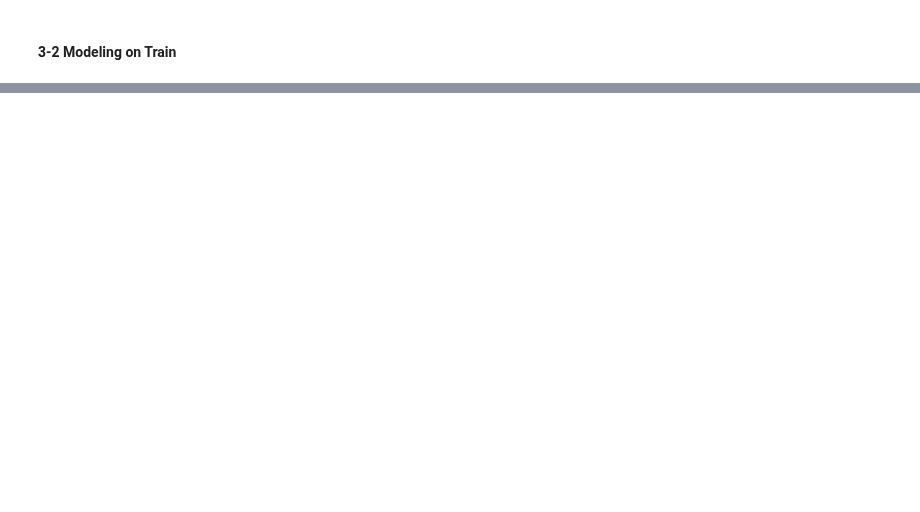
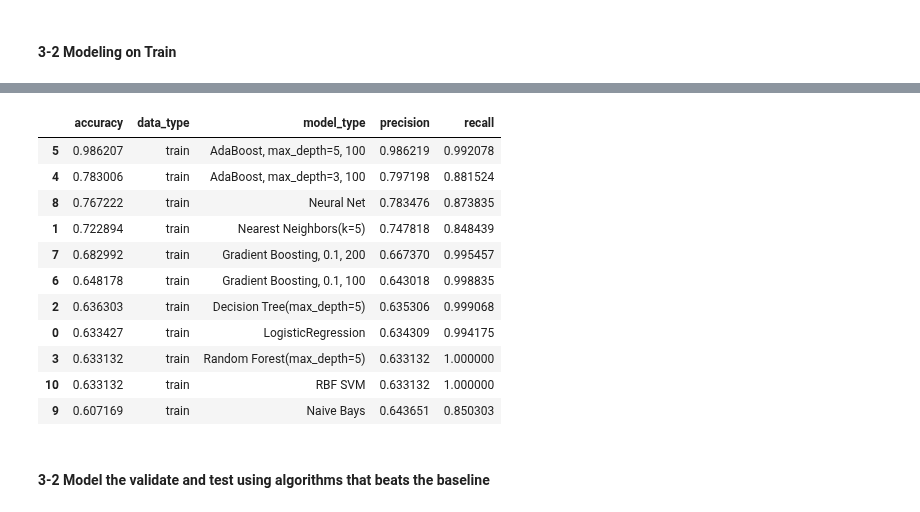
Before and after one commit to Yongliang-Shi/Mechanism-of-Action-Prediction, a Jupyter notebook: model_moa3.ipynb, the cells around one changed output, grey strips where cells are left out. Drawn from its saved outputs; the diff is of its cells as text; code cells hidden in the pictures; blank space fills up the shorter version.

Commit message:
complete modeling

```diff
--- a/model_moa3.ipynb
+++ b/model_moa3.ipynb
@@ -248,0 +252,16 @@ names = ['LogisticRegression',
+# %%
+# Create a list of classifiers to predict the target variable
+
+classifiers = [
+    LogisticRegression(),
+    KNeighborsClassifier(5),
+    DecisionTreeClassifier(max_depth=5),
+    RandomForestClassifier(max_depth=5),
+    AdaBoostClassifier(base_estimator=DecisionTreeClassifier(max_depth=3), n_estimators=100, random_state=123),
+    AdaBoostClassifier(base_estimator=DecisionTreeClassifier(max_depth=5), n_estimators=100, random_state=123),
+    GradientBoostingClassifier(learning_rate=.1, n_estimators=100),
+    GradientBoostingClassifier(learning_rate=.1, n_estimators=200),
+    MLPClassifier(),
+    GaussianNB(),
+    SVC(kernel='rbf', gamma = 'auto', probability=True)
+]
@@ -248,0 +273,16 @@ names = ['LogisticRegression',
+# %%
+# Create an empty dataframe
+
+metrics_train = pd.DataFrame()
+
+# Loop through the classifiers
+
+for name, classifier in zip(names, classifiers):
+    print(name)
+    print('--------------')
+    classifier = classifier.fit(X_train_core, y_train)
+    y_pred = classifier.predict(X_train_core)
+    print(confusion_matrix(y_train, y_pred))
+    print(classification_report(y_train, y_pred))
+    d = model.estimator_report(name, 'train', y_train, y_pred)
+    metrics_train = metrics_train.append(d, ignore_index=True)
@@ -248,0 +307,18 @@ names = ['LogisticRegression',
+# %%
+# Rank the model by accuracy
+metrics_train.sort_values(by='accuracy', ascending=False)
+# %% [output]
+|  | accuracy | data_type | model_type | precision | recall |
+| 5 | 0.986207 | train | AdaBoost, max_depth=5, 100 | 0.986219 | 0.992078 |
+| 4 | 0.783006 | train | AdaBoost, max_depth=3, 100 | 0.797198 | 0.881524 |
+| 8 | 0.767222 | train | Neural Net | 0.783476 | 0.873835 |
+| 1 | 0.722894 | train | Nearest Neighbors(k=5) | 0.747818 | 0.848439 |
+| 7 | 0.682992 | train | Gradient Boosting, 0.1, 200 | 0.667370 | 0.995457 |
+| 6 | 0.648178 | train | Gradient Boosting, 0.1, 100 | 0.643018 | 0.998835 |
+| 2 | 0.636303 | train | Decision Tree(max_depth=5) | 0.635306 | 0.999068 |
+| 0 | 0.633427 | train | LogisticRegression | 0.634309 | 0.994175 |
+| 3 | 0.633132 | train | Random Forest(max_depth=5) | 0.633132 | 1.000000 |
+| 10 | 0.633132 | train | RBF SVM | 0.633132 | 1.000000 |
+| 9 | 0.607169 | train | Naive Bays | 0.643651 | 0.850303 |
+# %% [markdown]
+#### 3-2 Model the validate and test using algorithms that beats the baseline
```
Also changed, not shown: parts of 12 cells of this notebook.
